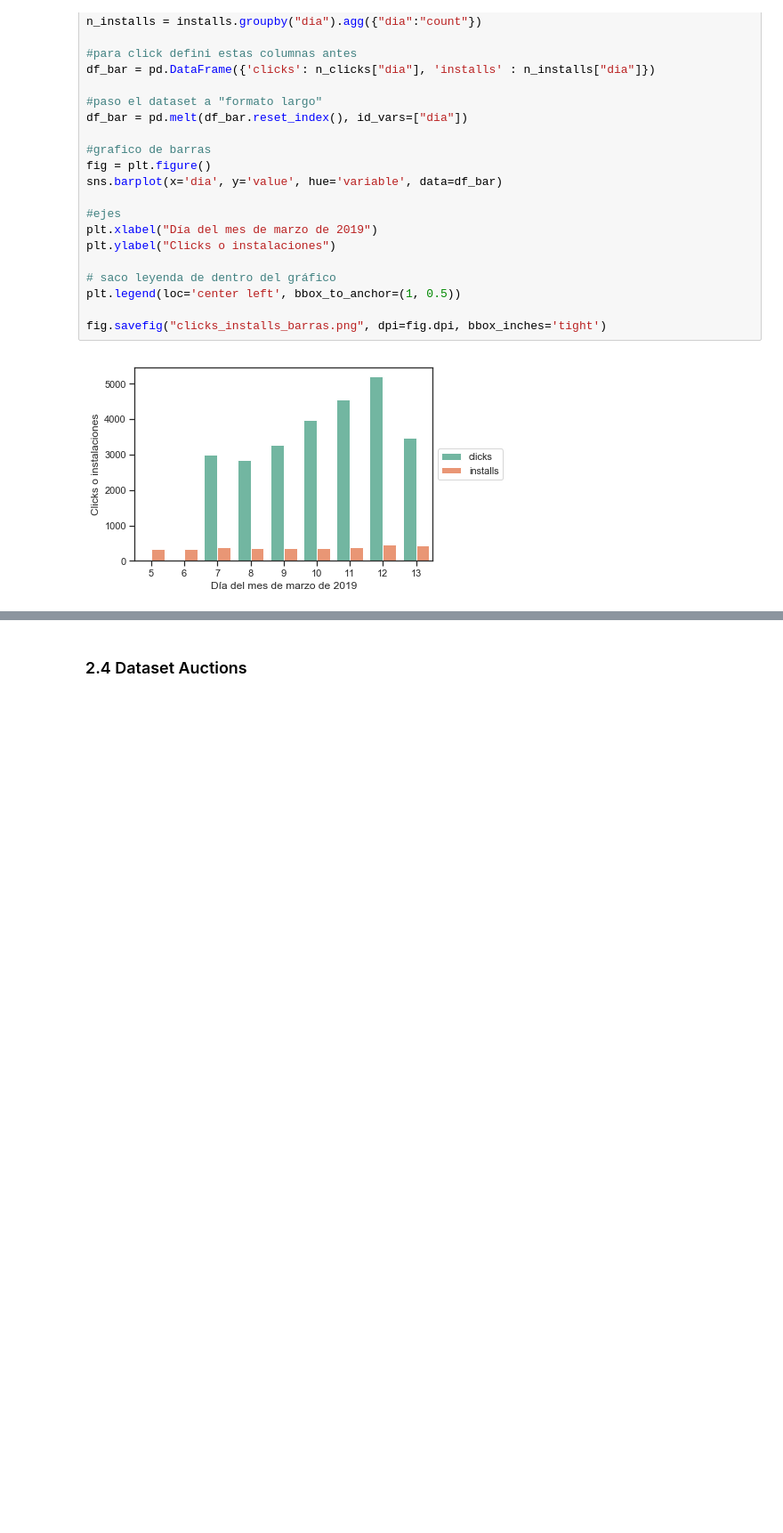
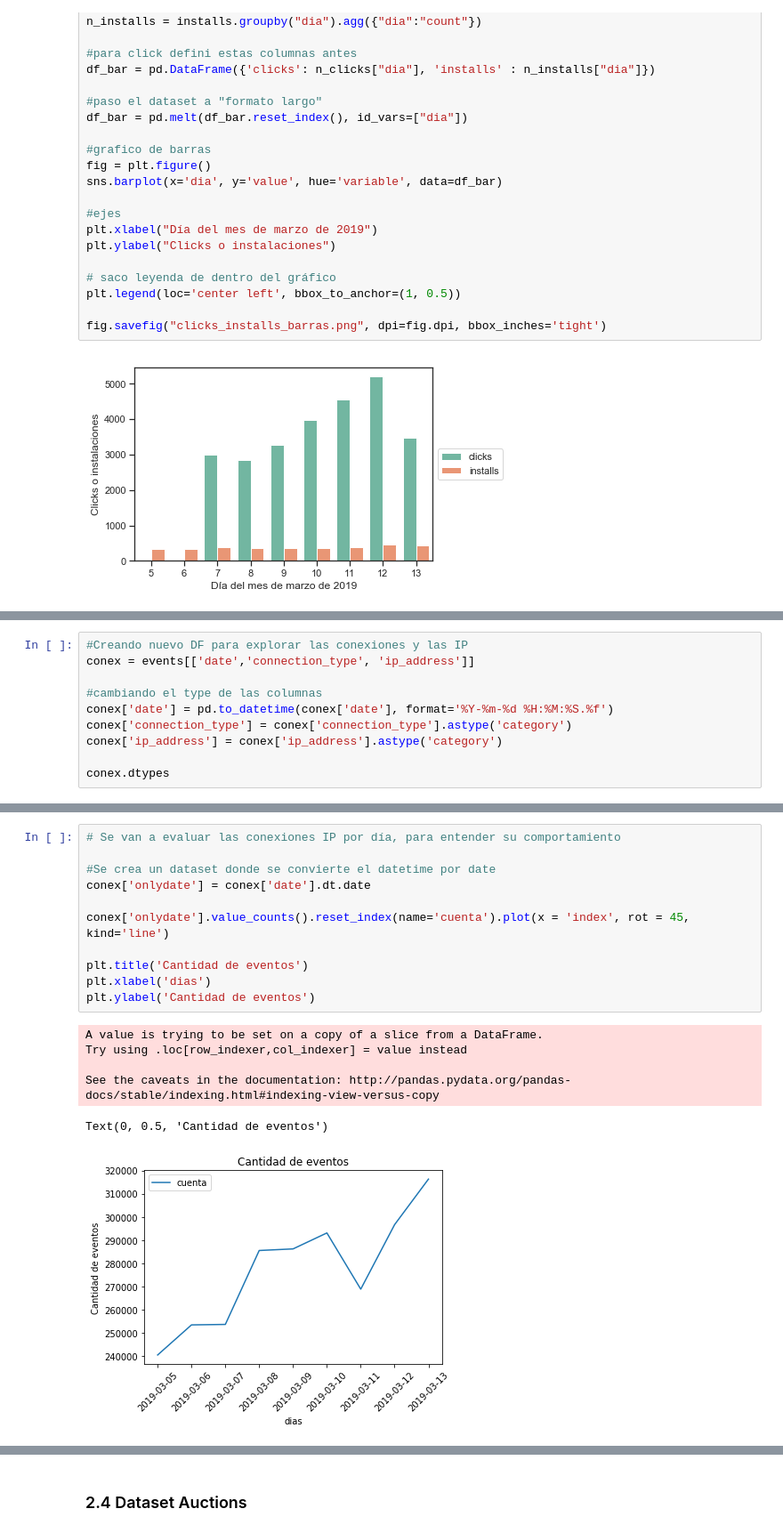
Before and after one commit to flor14/Organizacion_de_datos_2019, a Jupyter notebook: Tp1_datos.ipynb, the cells around one changed output, grey strips where cells are left out. Shown: that part at 89% size. Cells and saved outputs as stored; diff of their text form; blank space fills up the shorter version.

```diff
--- a/Tp1_datos.ipynb
+++ b/Tp1_datos.ipynb
@@ -754,0 +880,10 @@ events.groupby("attributed").agg({"event_id":"count"})
+# %%
+#Creando nuevo DF para explorar las conexiones y las IP
+conex = events[['date','connection_type', 'ip_address']]
+
+#cambiando el type de las columnas
+conex['date'] = pd.to_datetime(conex['date'], format='%Y-%m-%d %H:%M:%S.%f')
+conex['connection_type'] = conex['connection_type'].astype('category')
+conex['ip_address'] = conex['ip_address'].astype('category')
+
+conex.dtypes
@@ -754,0 +918,18 @@ events.groupby("attributed").agg({"event_id":"count"})
+# %%
+# Se van a evaluar las conexiones IP por día, para entender su comportamiento
+
+#Se crea un dataset donde se convierte el datetime por date
+conex['onlydate'] = conex['date'].dt.date
+
+conex['onlydate'].value_counts().reset_index(name='cuenta').plot(x = 'index', rot = 45, kind='line')
+
+plt.title('Cantidad de eventos')
+plt.xlabel('dias')
+plt.ylabel('Cantidad de eventos')
+# %% [output]
+A value is trying to be set on a copy of a slice from a DataFrame.
+Try using .loc[row_indexer,col_indexer] = value instead
+
+See the caveats in the documentation: http://pandas.pydata.org/pandas-docs/stable/indexing.html#indexing-view-versus-copy
+Text(0, 0.5, 'Cantidad de eventos')
+[figure, added]
```
Also changed, not shown: parts of 36 cells of this notebook.
